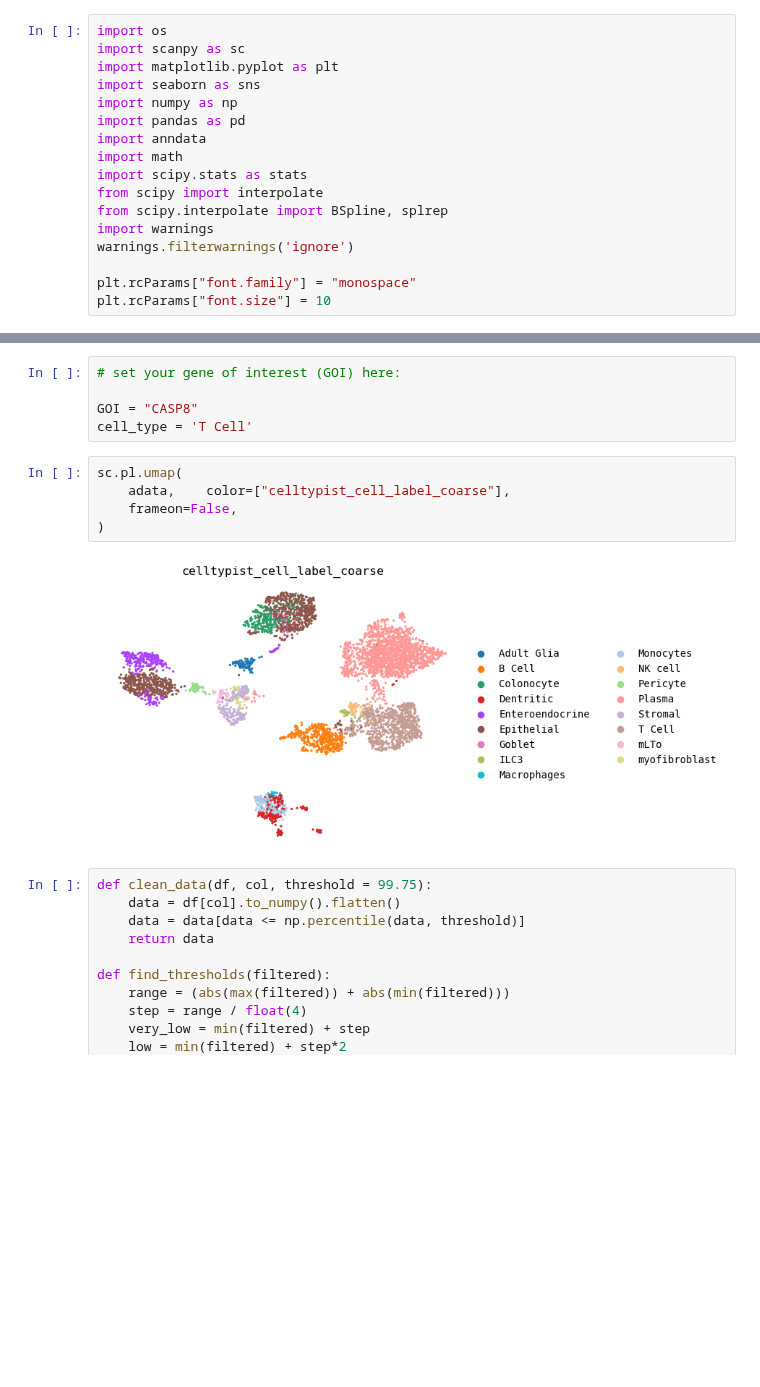
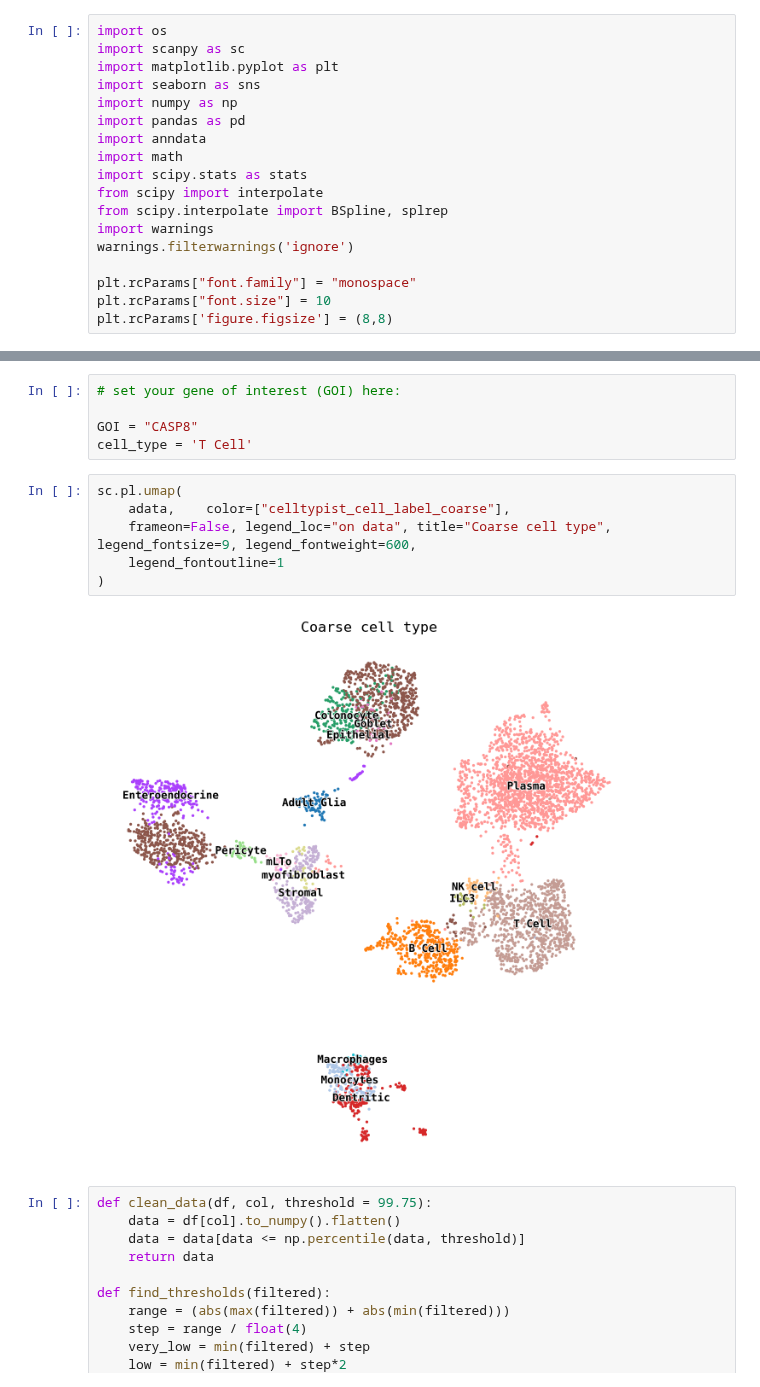
Before and after one commit to chickaroo/genereporter, a Jupyter notebook: src/pipeline.ipynb, the cells around one changed output, grey strips where cells are left out. Drawn from its saved outputs; the diff is of its cells as text; blank space fills up the shorter version.

```diff
--- a/src/pipeline.ipynb
+++ b/src/pipeline.ipynb
@@ -15,6 +15,7 @@ warnings.filterwarnings('ignore')
 
 plt.rcParams["font.family"] = "monospace"
 plt.rcParams["font.size"] = 10
+plt.rcParams['figure.figsize'] = (8,8)
 # %%
 # set a working directory
 wdir = "/Users/samibening/Projects/Bachelor/"
@@ -39,10 +40,11 @@ cell_type = 'T Cell'
 # %%
 sc.pl.umap(
     adata,    color=["celltypist_cell_label_coarse"],
-    frameon=False,
+    frameon=False, legend_loc="on data", title="Coarse cell type", legend_fontsize=9, legend_fontweight=600,
+    legend_fontoutline=1
 )
 # %% [output]
-[figure, old version]
+[figure, new version]
 # %%
 def clean_data(df, col, threshold = 99.75):
     data = df[col].to_numpy().flatten()
```
Also changed, not shown: 8 other files.
